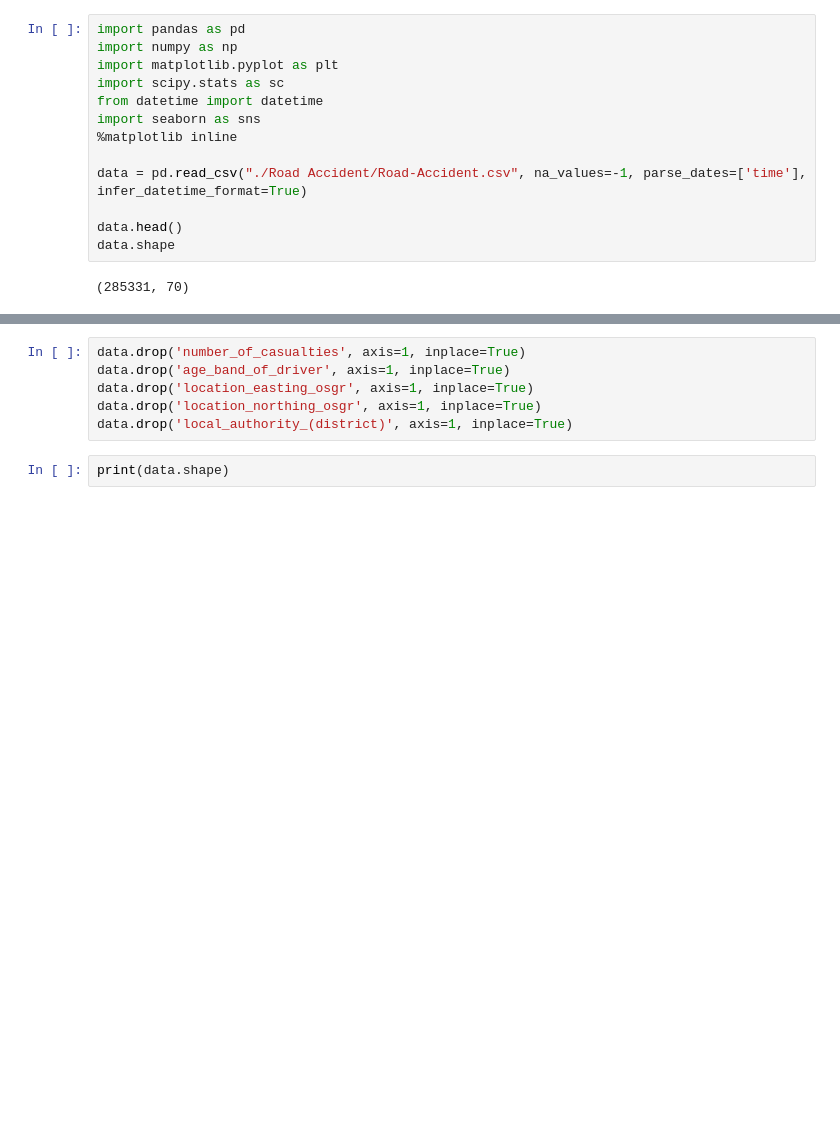
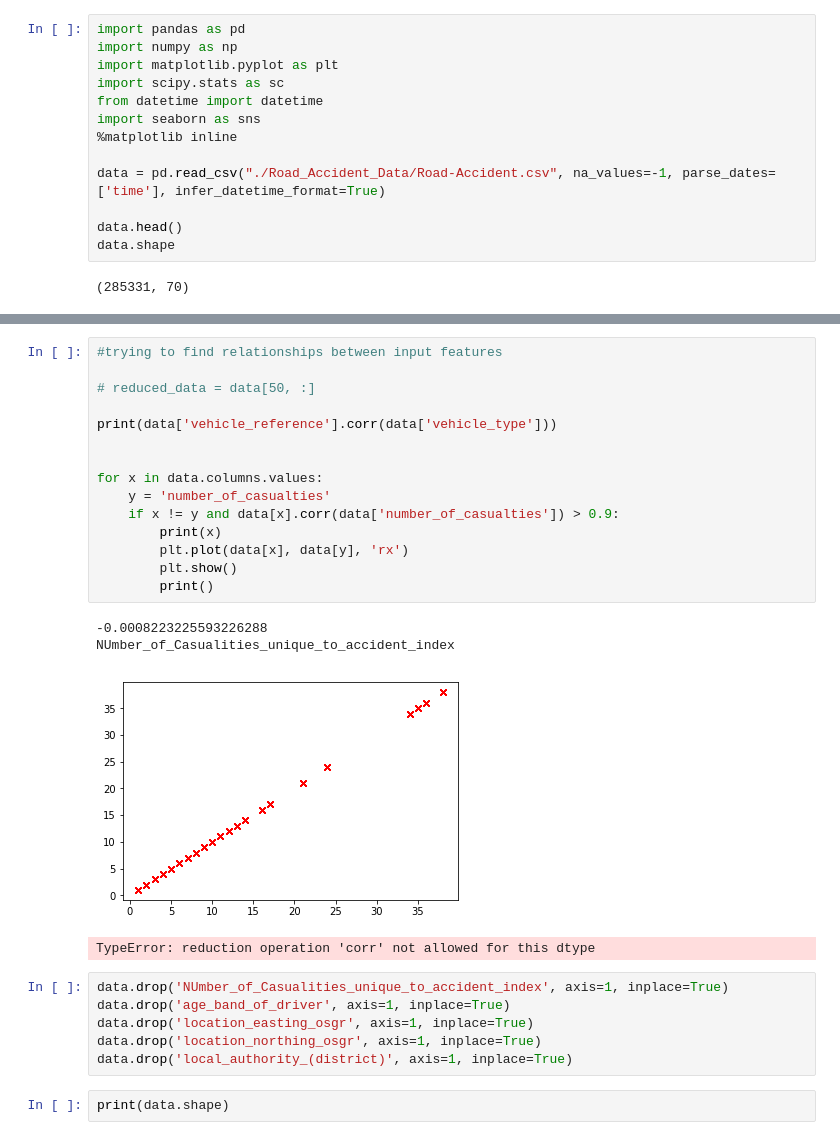
Before and after one commit to RajatRasal/Road-Accidents-Analysis-AI-Hack, a Jupyter notebook: DataCleaning.ipynb, the cells around one changed output, grey strips where cells are left out. Drawn from its saved outputs; the diff is of its cells as text; blank space fills up the shorter version.

```diff
--- a/DataCleaning.ipynb
+++ b/DataCleaning.ipynb
@@ -7,7 +7,7 @@ from datetime import datetime
 import seaborn as sns
 %matplotlib inline
 
-data = pd.read_csv("./Road Accident/Road-Accident.csv", na_values=-1, parse_dates=['time'], infer_datetime_format=True)
+data = pd.read_csv("./Road_Accident_Data/Road-Accident.csv", na_values=-1, parse_dates=['time'], infer_datetime_format=True)
 
 data.head()
 data.shape
@@ -93,5 +94,25 @@ for x in data.columns.values:
+# %%
+#trying to find relationships between input features
+
+# reduced_data = data[50, :]
+
+print(data['vehicle_reference'].corr(data['vehicle_type']))
+
+
+for x in data.columns.values:
+    y = 'number_of_casualties'
+    if x != y and data[x].corr(data['number_of_casualties']) > 0.9:
+        print(x)
+        plt.plot(data[x], data[y], 'rx')
+        plt.show()
+        print()
+# %% [output]
+-0.0008223225593226288
+NUmber_of_Casualities_unique_to_accident_index
+[figure, added]
+TypeError: reduction operation 'corr' not allowed for this dtype
 # %%
-data.drop('number_of_casualties', axis=1, inplace=True)
+data.drop('NUmber_of_Casualities_unique_to_accident_index', axis=1, inplace=True)
 data.drop('age_band_of_driver', axis=1, inplace=True)
 data.drop('location_easting_osgr', axis=1, inplace=True)
 data.drop('location_northing_osgr', axis=1, inplace=True)
```
Also changed, not shown: parts of 2 cells of this notebook, 2 other files.
